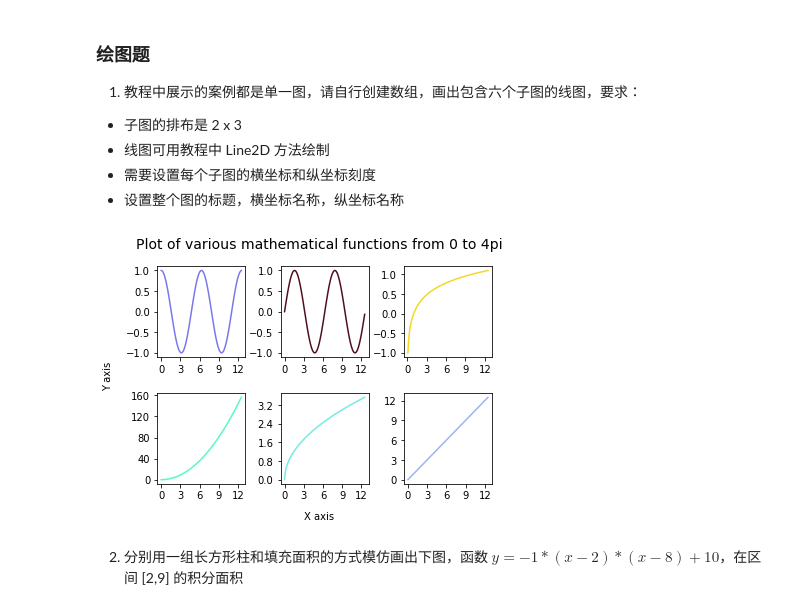
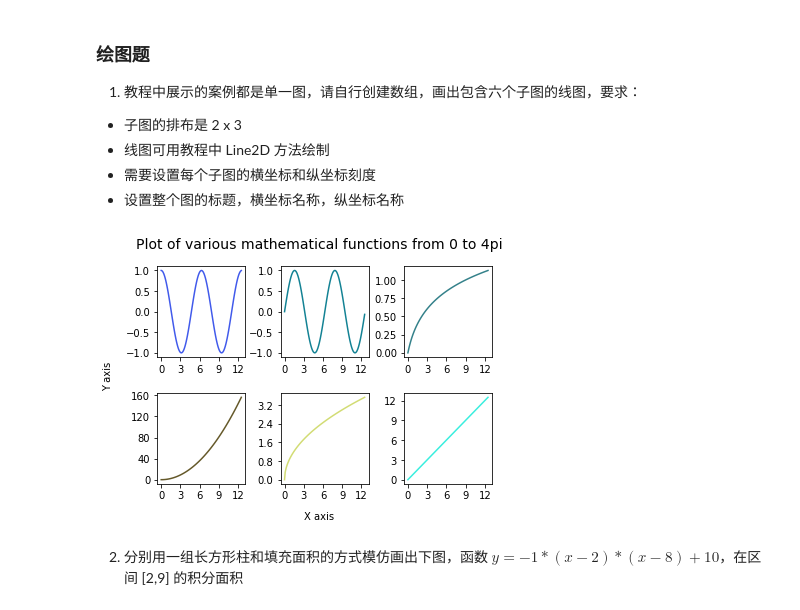
Before and after one commit to do-nut/datavis, a Jupyter notebook: Task02/Bartender_task02code.ipynb, the cells around one changed output. Saved outputs shown, nothing was run; the diff lists cells and outputs as text; code cells hidden in the pictures.

```diff
--- a/Task02/Bartender_task02code.ipynb
+++ b/Task02/Bartender_task02code.ipynb
@@ -518,30 +533,31 @@ plt.show()
   - 需要设置每个子图的横坐标和纵坐标刻度
   - 设置整个图的标题，横坐标名称，纵坐标名称
 # %%
+#@title Default title text
 import matplotlib.pyplot as plt
 import matplotlib.ticker as ticker
 import numpy as np
 import random
 import sys
 
 fig, axs = plt.subplots(nrows = 2, ncols = 3)
 x = np.arange(0, 4 * np.pi, 0.1)
-ys = [np.cos(x), np.sin(x), np.log10(x), x**2, x**0.5, x]
+ys = [np.cos(x), np.sin(x), np.log10(x+1), x**2, x**0.5, x]
 for i in range(6):
   rows = i // 3
   cols = i % 3
   r, g, b = random.random(), random.random(), random.random()
   axs[rows, cols].plot(x, ys[i], c = (r, g, b))
   axs[rows, cols].xaxis.set_major_locator(ticker.MaxNLocator(5))
   axs[rows, cols].yaxis.set_major_locator(ticker.MaxNLocator(5))
 
 fig.suptitle('Plot of various mathematical functions from 0 to 4pi', fontsize = 14)
 fig.subplots_adjust(hspace = 0.4, wspace = 0.4)
 fig.text(0.5, 0, 'X axis', ha = 'center')
 fig.text(0, 0.5, 'Y axis', va = 'center', rotation = 'vertical')
 
 plt.show()
 # %% [output]
-[figure, old version]
+[figure, new version]
 # %% [markdown]
 2. 分别用一组长方形柱和填充面积的方式模仿画出下图，函数 $y= -1*(x-2)*(x-8) + 10$，在区间 [2,9] 的积分面积
```
Also changed, not shown: parts of 3 cells of this notebook, 2 other files.
